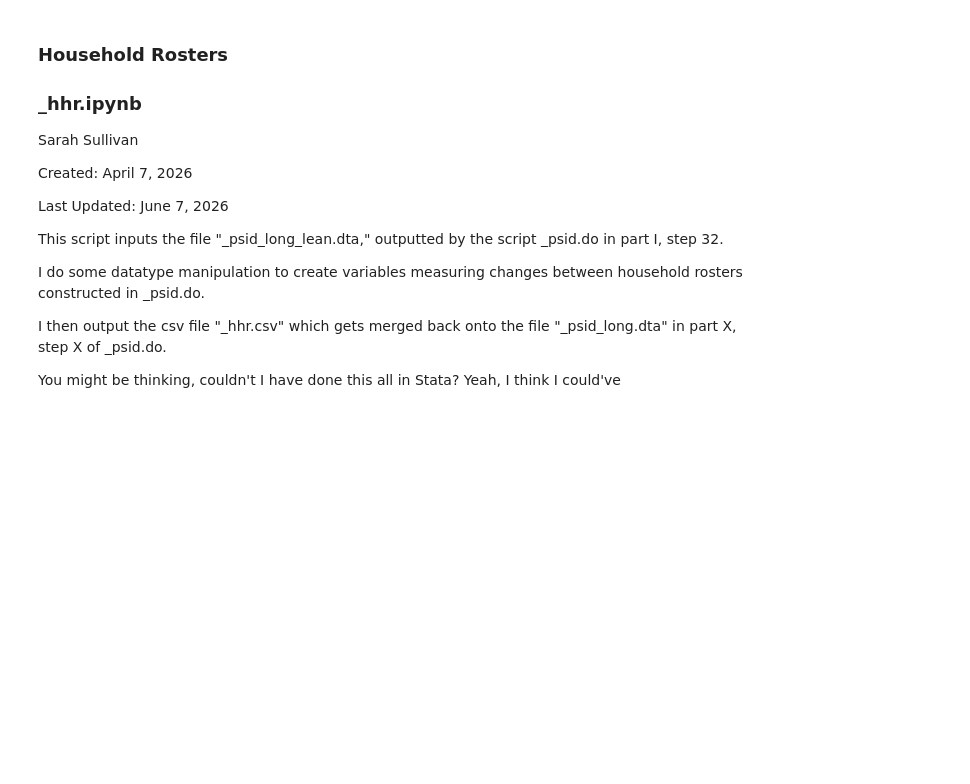
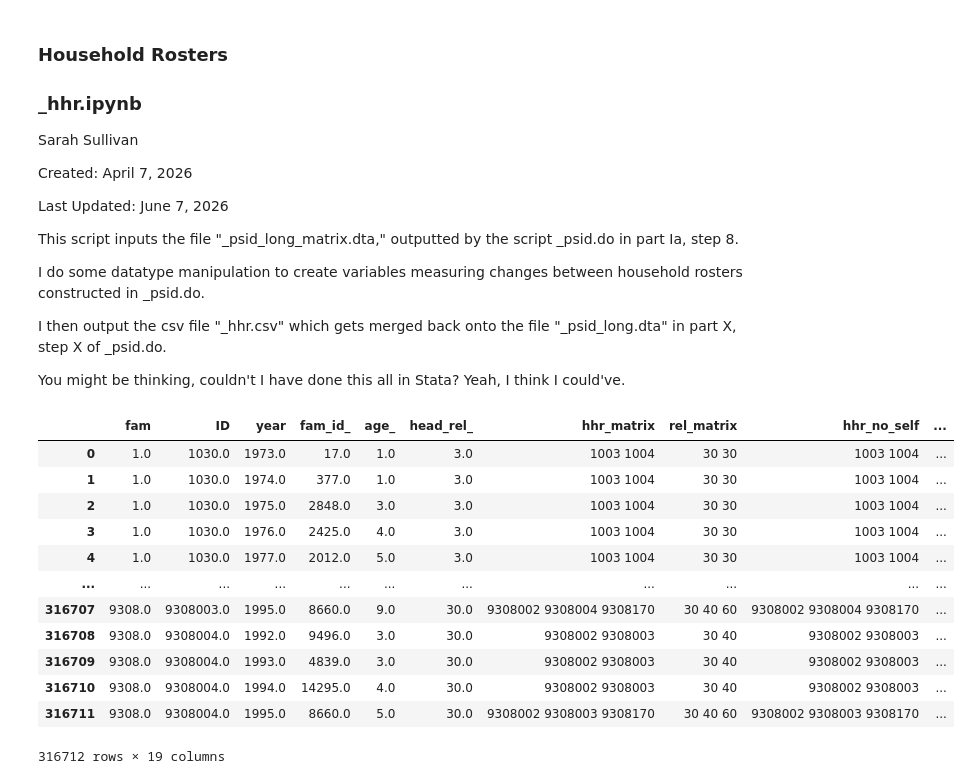
Before and after one commit to sarahs-house/psid, a Jupyter notebook: _scripts/_hhr.ipynb, the cells around one changed output. Drawn from its saved outputs; the diff is of its cells as text; code cells hidden in the pictures; blank space fills up the shorter version.

```diff
--- a/_scripts/_hhr.ipynb
+++ b/_scripts/_hhr.ipynb
@@ -10,13 +10,13 @@ Created: April 7, 2026
 Last Updated: June 7, 2026
 
 
-This script inputs the file "_psid_long_lean.dta," outputted by the script _psid.do in part I, step 32.
+This script inputs the file "_psid_long_matrix.dta," outputted by the script _psid.do in part Ia, step 8.
 
 I do some datatype manipulation to create variables measuring changes between household rosters constructed in _psid.do.
 
 I then output the csv file "_hhr.csv" which gets merged back onto the file "_psid_long.dta" in part X, step X of _psid.do.
 
-You might be thinking, couldn't I have done this all in Stata? Yeah, I think I could've
+You might be thinking, couldn't I have done this all in Stata? Yeah, I think I could've.
 # %%
 # import packages
 # version of pandas is 2.0.3, numpy is 2.0.3
@@ -29,2 +29,18 @@ df = pd.read_stata(output + "/_psid_long_lean.dta", convert_categoricals=False)
+# %%
+df
+# %% [output]
+|  | fam | ID | year | fam_id_ | age_ | head_rel_ | hhr_matrix | rel_matrix | hhr_no_self | ... |
+| 0 | 1.0 | 1030.0 | 1973.0 | 17.0 | 1.0 | 3.0 | 1003 1004 | 30 30 | 1003 1004 | ... |
+| 1 | 1.0 | 1030.0 | 1974.0 | 377.0 | 1.0 | 3.0 | 1003 1004 | 30 30 | 1003 1004 | ... |
+| 2 | 1.0 | 1030.0 | 1975.0 | 2848.0 | 3.0 | 3.0 | 1003 1004 | 30 30 | 1003 1004 | ... |
+| 3 | 1.0 | 1030.0 | 1976.0 | 2425.0 | 4.0 | 3.0 | 1003 1004 | 30 30 | 1003 1004 | ... |
+| 4 | 1.0 | 1030.0 | 1977.0 | 2012.0 | 5.0 | 3.0 | 1003 1004 | 30 30 | 1003 1004 | ... |
+| ... | ... | ... | ... | ... | ... | ... | ... | ... | ... | ... |
+| 316707 | 9308.0 | 9308003.0 | 1995.0 | 8660.0 | 9.0 | 30.0 | 9308002 9308004 9308170 | 30 40 60 | 9308002 9308004 9308170 | ... |
+| 316708 | 9308.0 | 9308004.0 | 1992.0 | 9496.0 | 3.0 | 30.0 | 9308002 9308003 | 30 40 | 9308002 9308003 | ... |
+| 316709 | 9308.0 | 9308004.0 | 1993.0 | 4839.0 | 3.0 | 30.0 | 9308002 9308003 | 30 40 | 9308002 9308003 | ... |
+| 316710 | 9308.0 | 9308004.0 | 1994.0 | 14295.0 | 4.0 | 30.0 | 9308002 9308003 | 30 40 | 9308002 9308003 | ... |
+| 316711 | 9308.0 | 9308004.0 | 1995.0 | 8660.0 | 5.0 | 30.0 | 9308002 9308003 9308170 | 30 40 60 | 9308002 9308003 9308170 | ... |
+316712 rows × 19 columns
 # %%
 # convert float variables to integers
```
Also changed, not shown: parts of 16 cells of this notebook, 1 other file.
